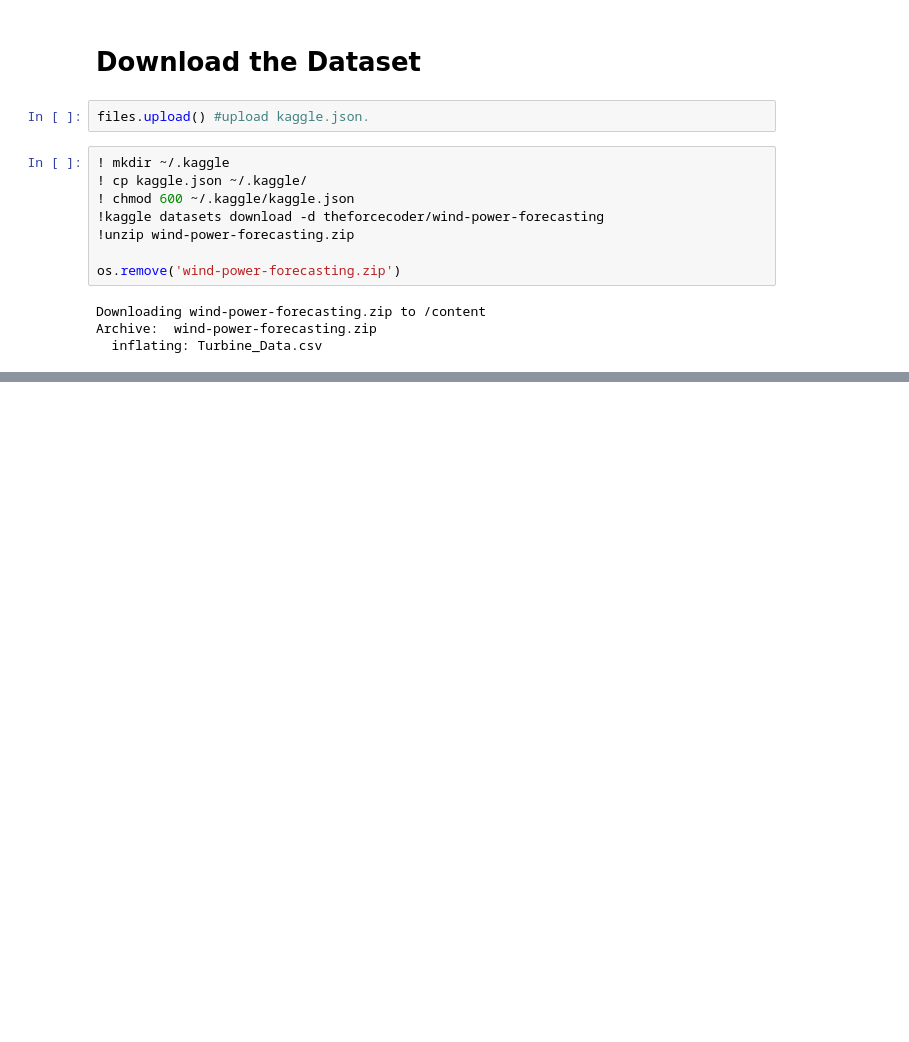
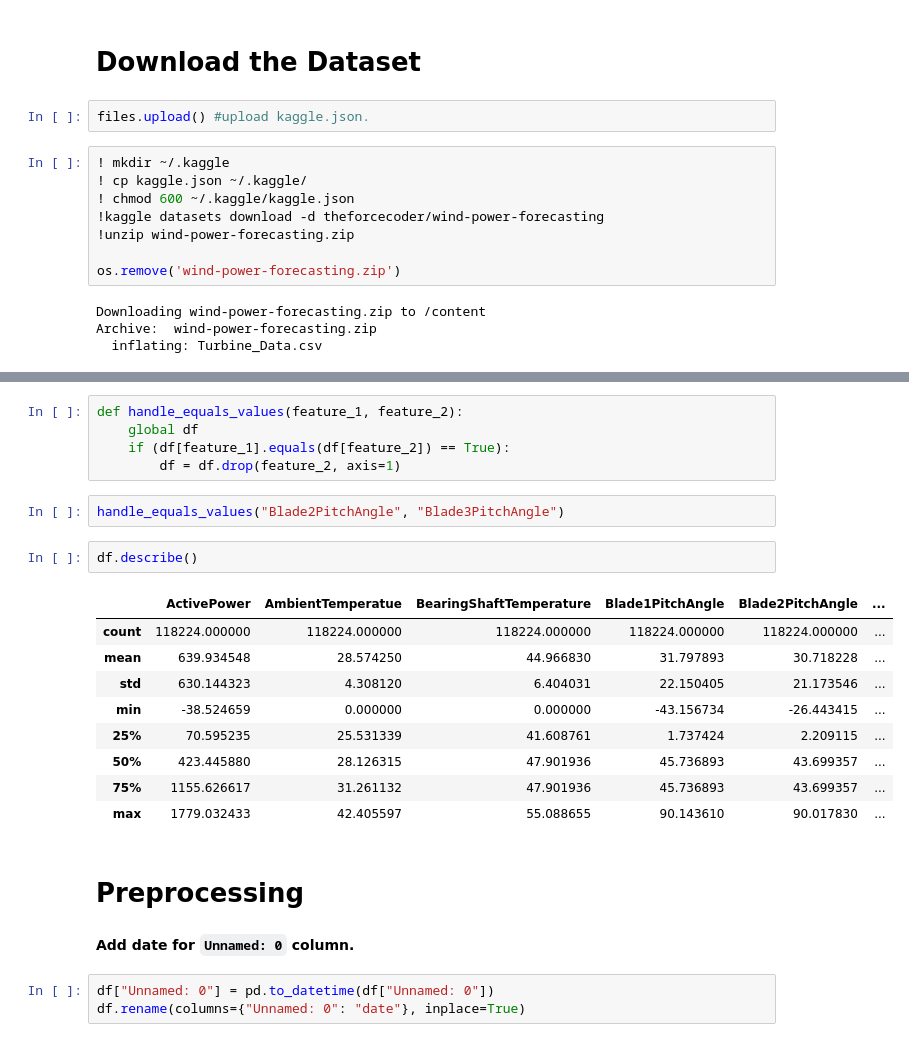
Before and after one commit to neemiasbsilva/case-study-data-science, a Jupyter notebook: wind_power_forecasting/notebooks/wind_power_forecasting.ipynb, the cells around one changed output, grey strips where cells are left out. Saved outputs shown, nothing was run; the diff lists cells and outputs as text; blank space fills up the shorter version.

```diff
--- a/wind_power_forecasting/notebooks/wind_power_forecasting.ipynb
+++ b/wind_power_forecasting/notebooks/wind_power_forecasting.ipynb
@@ -32,0 +140,26 @@ Archive:  wind-power-forecasting.zip
+# %%
+def handle_equals_values(feature_1, feature_2):
+    global df
+    if (df[feature_1].equals(df[feature_2]) == True):
+        df = df.drop(feature_2, axis=1)
+# %%
+handle_equals_values("Blade2PitchAngle", "Blade3PitchAngle")
+# %%
+df.describe()
+# %% [output]
+|  | ActivePower | AmbientTemperatue | BearingShaftTemperature | Blade1PitchAngle | Blade2PitchAngle | ... |
+| count | 118224.000000 | 118224.000000 | 118224.000000 | 118224.000000 | 118224.000000 | ... |
+| mean | 639.934548 | 28.574250 | 44.966830 | 31.797893 | 30.718228 | ... |
+| std | 630.144323 | 4.308120 | 6.404031 | 22.150405 | 21.173546 | ... |
+| min | -38.524659 | 0.000000 | 0.000000 | -43.156734 | -26.443415 | ... |
+| 25% | 70.595235 | 25.531339 | 41.608761 | 1.737424 | 2.209115 | ... |
+| 50% | 423.445880 | 28.126315 | 47.901936 | 45.736893 | 43.699357 | ... |
+| 75% | 1155.626617 | 31.261132 | 47.901936 | 45.736893 | 43.699357 | ... |
+| max | 1779.032433 | 42.405597 | 55.088655 | 90.143610 | 90.017830 | ... |
+# %% [markdown]
+# Preprocessing
+# %% [markdown]
+**Add date for `Unnamed: 0` column.**
+# %%
+df["Unnamed: 0"] = pd.to_datetime(df["Unnamed: 0"])
+df.rename(columns={"Unnamed: 0": "date"}, inplace=True)
```
Also changed, not shown: parts of 19 cells of this notebook.
